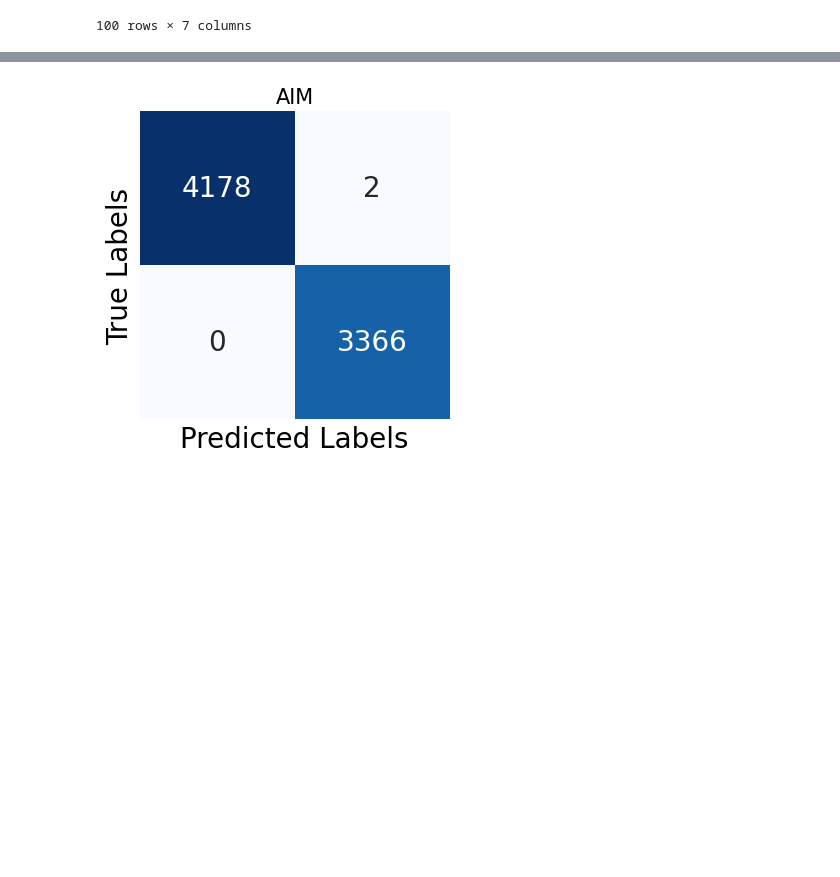
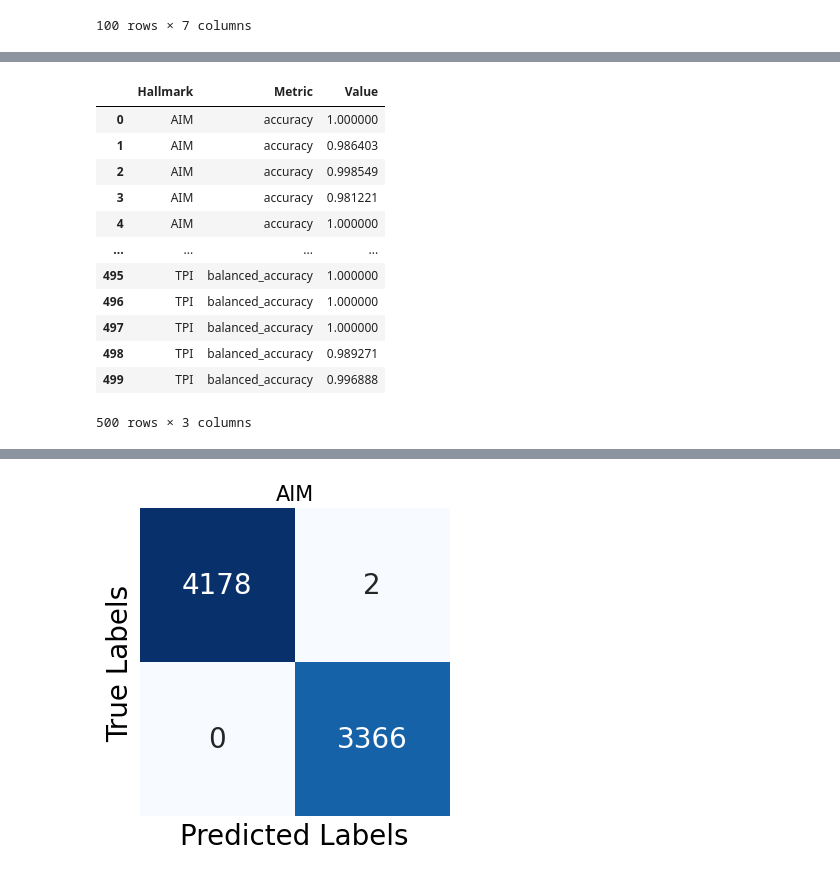
Before and after one commit to iamspriyadarshi/OncoMark_anon, a Jupyter notebook: src/Model_Train_and_Int_Val.ipynb, the cells around one changed output, grey strips where cells are left out. Saved outputs shown, nothing was run; the diff lists cells and outputs as text; code cells hidden in the pictures; blank space fills up the shorter version.

```diff
--- a/src/Model_Train_and_Int_Val.ipynb
+++ b/src/Model_Train_and_Int_Val.ipynb
@@ -386,0 +404,22 @@ fold_df3
+# %%
+fold_df3_long = fold_df3.melt(
+    id_vars='Hallmark',
+    value_vars=['accuracy', 'precision', 'recall', 'f1', 'balanced_accuracy'],
+    var_name='Metric',
+    value_name='Value'
+)
+fold_df3_long
+# %% [output]
+|  | Hallmark | Metric | Value |
+| 0 | AIM | accuracy | 1.000000 |
+| 1 | AIM | accuracy | 0.986403 |
+| 2 | AIM | accuracy | 0.998549 |
+| 3 | AIM | accuracy | 0.981221 |
+| 4 | AIM | accuracy | 1.000000 |
+| ... | ... | ... | ... |
+| 495 | TPI | balanced_accuracy | 1.000000 |
+| 496 | TPI | balanced_accuracy | 1.000000 |
+| 497 | TPI | balanced_accuracy | 1.000000 |
+| 498 | TPI | balanced_accuracy | 0.989271 |
+| 499 | TPI | balanced_accuracy | 0.996888 |
+500 rows × 3 columns
```
Also changed, not shown: parts of 2 cells of this notebook, 27 other files.
